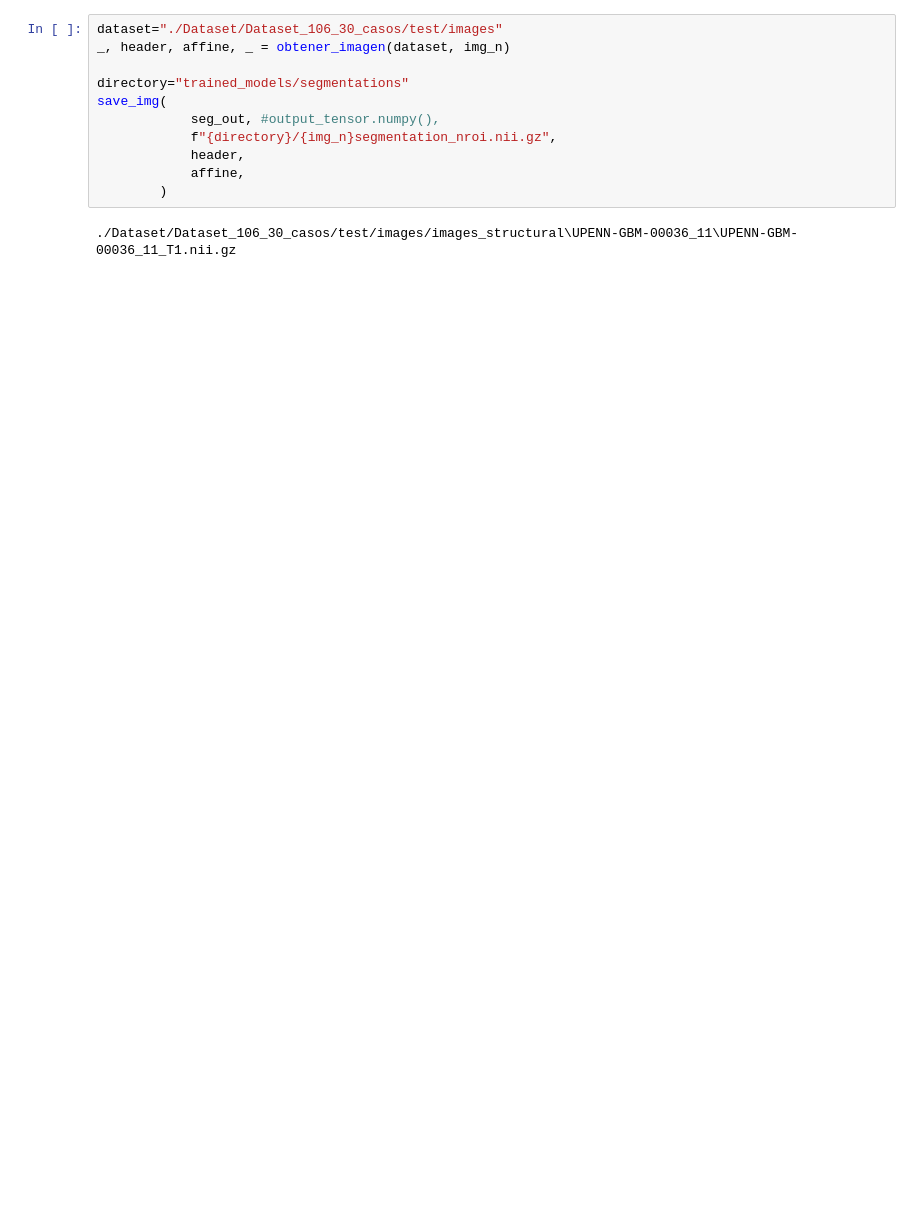
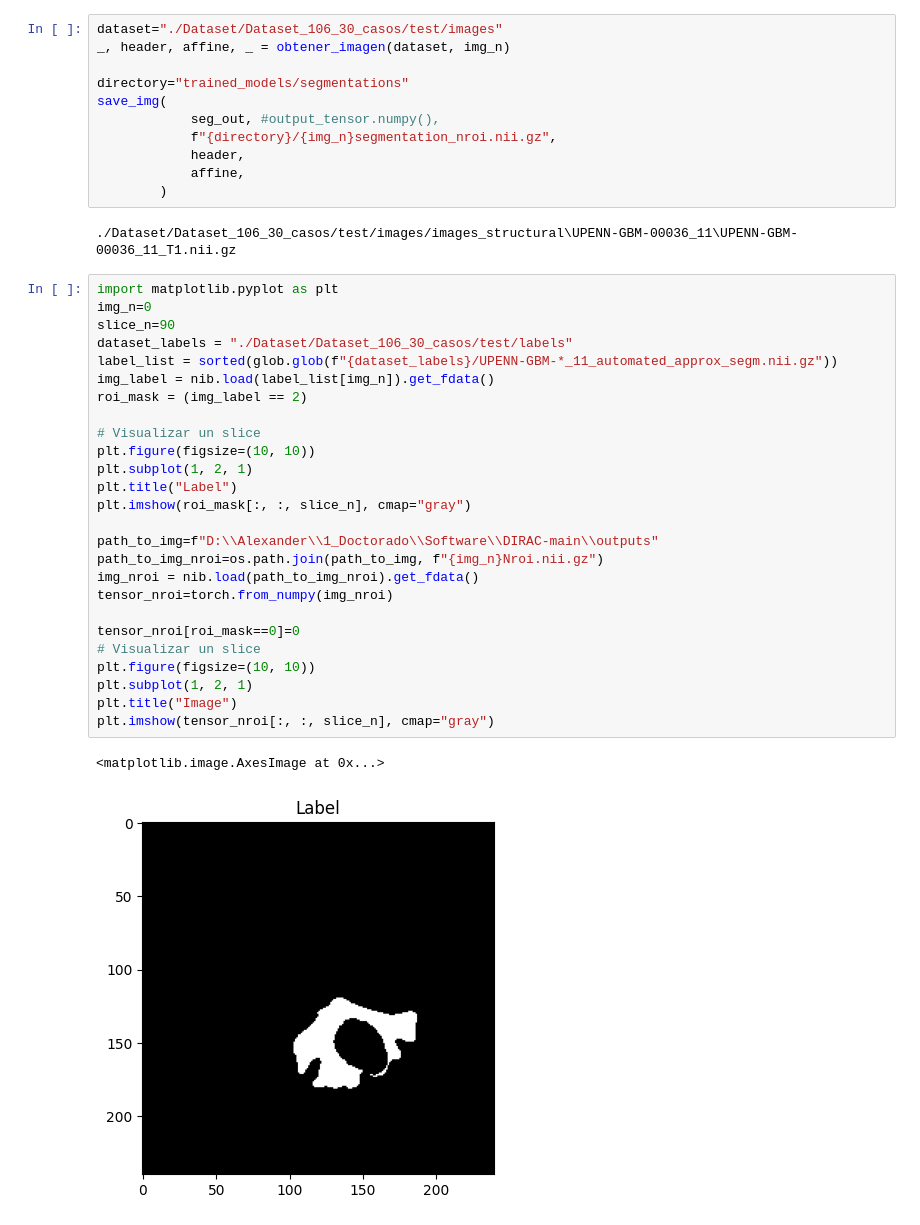
Before and after one commit to GBM-images-research/Swin_transformer_UPennGBM, a Jupyter notebook: simple_inference.ipynb, the cells around one changed output. Cells and saved outputs as stored; diff of their text form; blank space fills up the shorter version.

```diff
--- a/simple_inference.ipynb
+++ b/simple_inference.ipynb
@@ -410,3 +400,32 @@ save_img(
         )
 # %% [output]
 ./Dataset/Dataset_106_30_casos/test/images/images_structural\UPENN-GBM-00036_11\UPENN-GBM-00036_11_T1.nii.gz
+# %%
+import matplotlib.pyplot as plt
+img_n=0
+slice_n=90
+dataset_labels = "./Dataset/Dataset_106_30_casos/test/labels"
+label_list = sorted(glob.glob(f"{dataset_labels}/UPENN-GBM-*_11_automated_approx_segm.nii.gz"))
+img_label = nib.load(label_list[img_n]).get_fdata()
+roi_mask = (img_label == 2)
+
+# Visualizar un slice
+plt.figure(figsize=(10, 10))
+plt.subplot(1, 2, 1)
+plt.title("Label")
+plt.imshow(roi_mask[:, :, slice_n], cmap="gray")
+
+path_to_img=f"D:\\Alexander\\1_Doctorado\\Software\\DIRAC-main\\outputs"
+path_to_img_nroi=os.path.join(path_to_img, f"{img_n}Nroi.nii.gz")
+img_nroi = nib.load(path_to_img_nroi).get_fdata()
+tensor_nroi=torch.from_numpy(img_nroi)
+
+tensor_nroi[roi_mask==0]=0
+# Visualizar un slice
+plt.figure(figsize=(10, 10))
+plt.subplot(1, 2, 1)
+plt.title("Image")
+plt.imshow(tensor_nroi[:, :, slice_n], cmap="gray")
+# %% [output]
+<matplotlib.image.AxesImage at 0x...>
+[figure, added]
```
Also changed, not shown: parts of 13 cells of this notebook, 1 other file.
